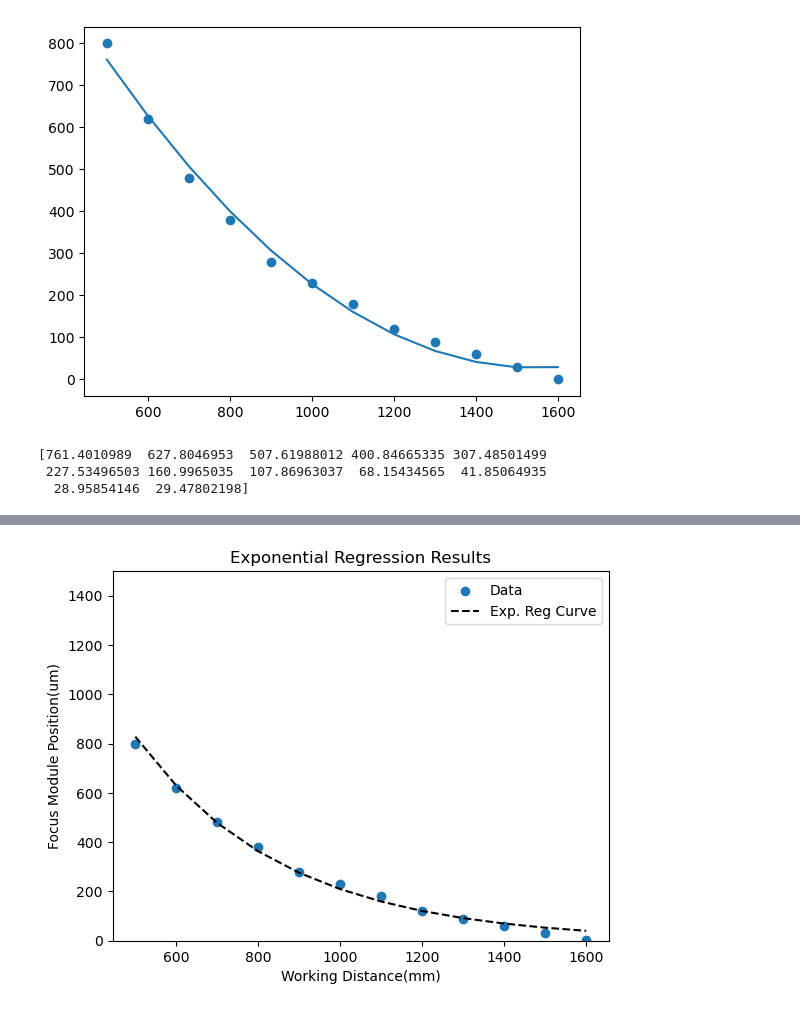
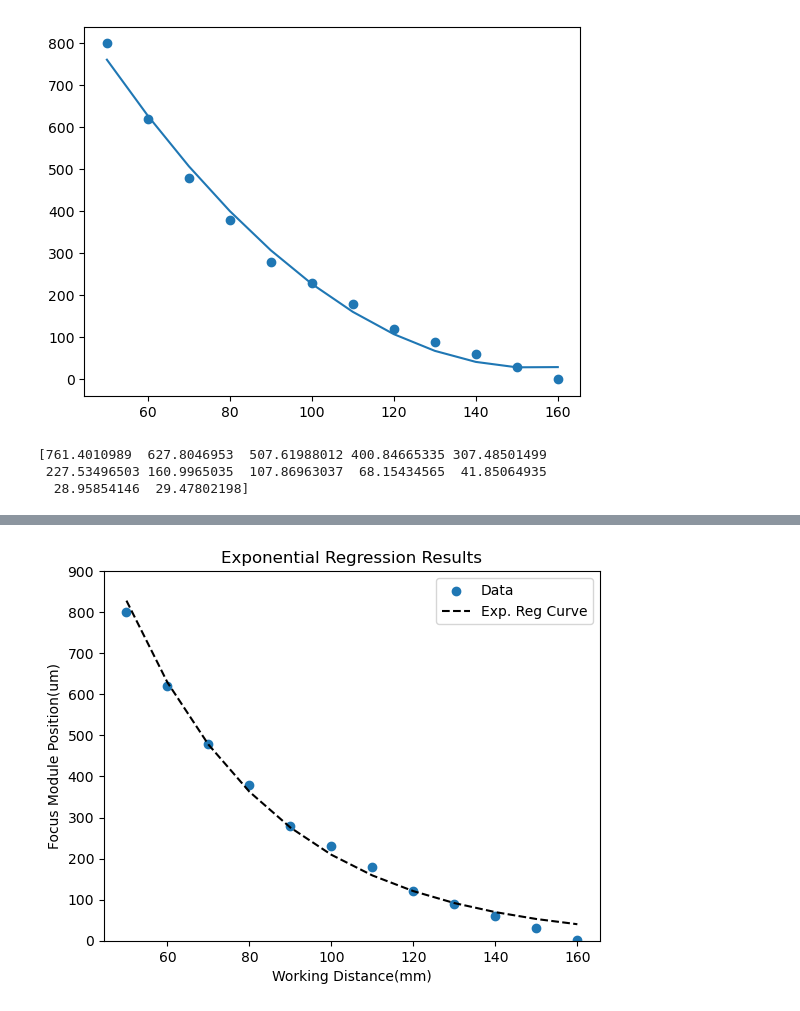
Before and after one commit to elecun/libppe, a Jupyter notebook: python/exp_regressor.ipynb, the cells around one changed output, grey strips where cells are left out. Saved outputs shown, nothing was run; the diff lists cells and outputs as text; code cells hidden in the pictures.

```diff
--- a/python/exp_regressor.ipynb
+++ b/python/exp_regressor.ipynb
@@ -16,7 +16,7 @@ plt.show()
 import numpy as np
 
 model = np.poly1d(np.polyfit(X, y, 2)) # 2-order
-line = np.linspace(500, 1600, len(X))
+line = np.linspace(50, 160, len(X))
 
 plt.scatter(X, y)
 plt.plot(line, model(line))
@@ -24,7 +24,7 @@ plt.show()
 
 print(model(line))
 # %% [output]
-[figure, old version]
+[figure, new version]
 [761.4010989  627.8046953  507.61988012 400.84665335 307.48501499
  227.53496503 160.9965035  107.86963037  68.15434565  41.85064935
   28.95854146  29.47802198]
@@ -32,7 +32,7 @@ print(model(line))
 import matplotlib.pyplot as plt
 from sklearn.metrics import r2_score
 
-X = np.arange(1600, 400, -100)
+X = np.arange(160, 40, -10)
 y = np.array([1, 30, 60, 90, 120, 180, 230, 280, 380, 480, 620, 800])
 
 model = np.polyfit(X, np.log(y), 1, w=np.sqrt(y))
@@ -49,7 +49,7 @@ ax.scatter(X, y, label='Data')
 ax.plot(x_fitted, y_fitted, 'k--', label='Exp. Reg Curve')
 ax.set_title('Exponential Regression Results')
 ax.set_ylabel('Focus Module Position(um)')
-ax.set_ylim(0, 1500)
+ax.set_ylim(0, 900)
 ax.set_xlabel('Working Distance(mm)')
 ax.legend()
 
@@ -61 +61 @@ R-Squared :  0.9939592643359548
-[figure, old version]
+[figure, new version]
```
Also changed, not shown: parts of 2 cells of this notebook, 28 other files.
